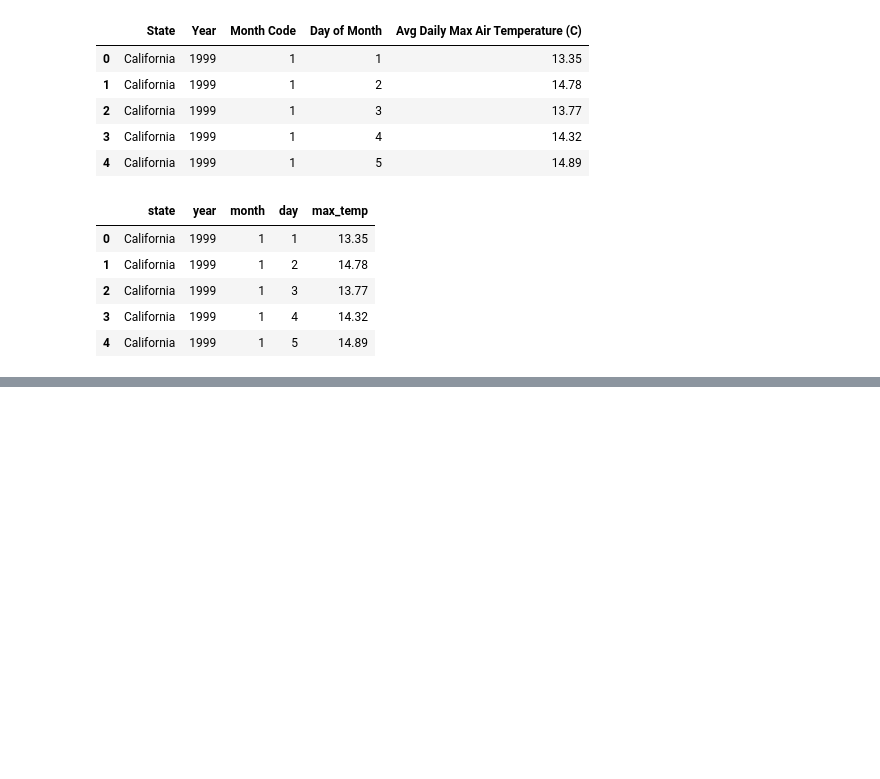
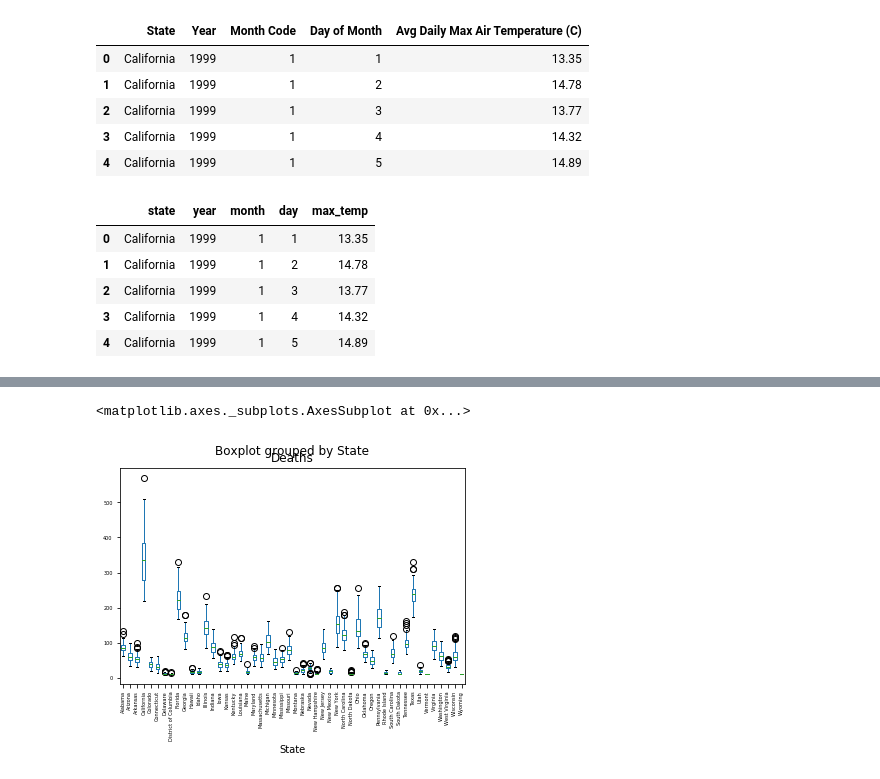
Before and after one commit to vlnik-belyaev/CDC_stat, a Jupyter notebook: CDC_heat_influence/Draft version.ipynb, the cells around one changed output, grey strips where cells are left out. Cells and saved outputs as stored; diff of their text form; code cells hidden in the pictures; blank space fills up the shorter version.

Commit message:
Death statistics added, boxplot for stroke deaths introduced

```diff
--- a/CDC_heat_influence/Draft version.ipynb
+++ b/CDC_heat_influence/Draft version.ipynb
@@ -61,0 +146,9 @@ california_temp_data.head()
+# %%
+# Assign filename: file
+file = 'datasets/causeOfDeathAllStates01_56_I00-I78_1999-2011.txt'
+
+# Import file: data
+#raw_temp_data = pd.read_csv(file, sep='\t', converters={"Year":int, 'Month Code':int, 'Day of Month':int,'Avg Daily Max Air Temperature (C)':float})
+raw_death_data = pd.read_csv(file, sep='\t')
+# Print the head of the DataFrame
+print(raw_death_data.head())
@@ -61,0 +176,4 @@ california_temp_data.head()
+# %%
+death_data = raw_death_data[['State', 'Year', 'Month Code', 'Cause of death Code', 'Deaths']]
+# %%
+stroke_death_data = death_data[death_data['Cause of death Code']=='I64']
@@ -61,0 +198,7 @@ california_temp_data.head()
+# %%
+stroke_death_data.boxplot(by='State',
+                       column=['Deaths'],
+                       grid=False, rot=90, fontsize=5)
+# %% [output]
+<matplotlib.axes._subplots.AxesSubplot at 0x...>
+[figure, added]
```
Also changed, not shown: parts of 15 cells of this notebook, 1 other file.
